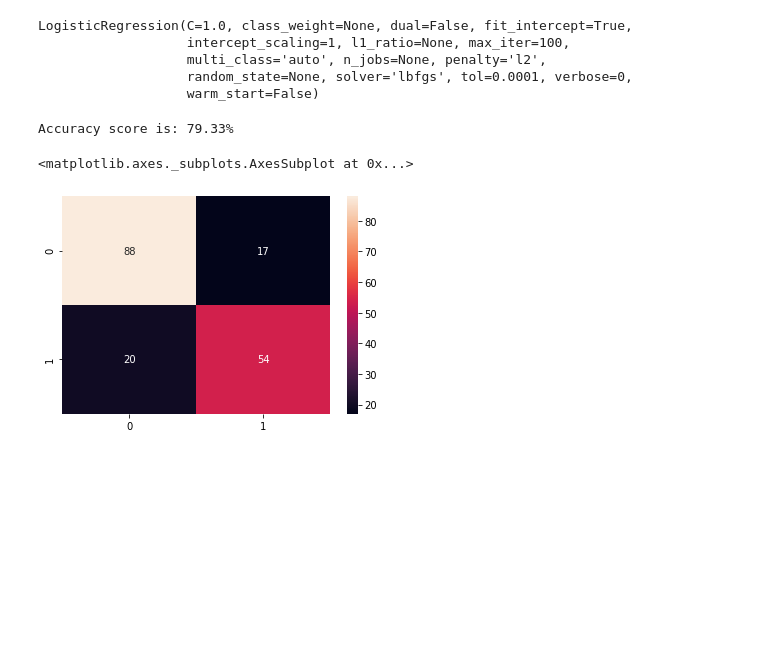
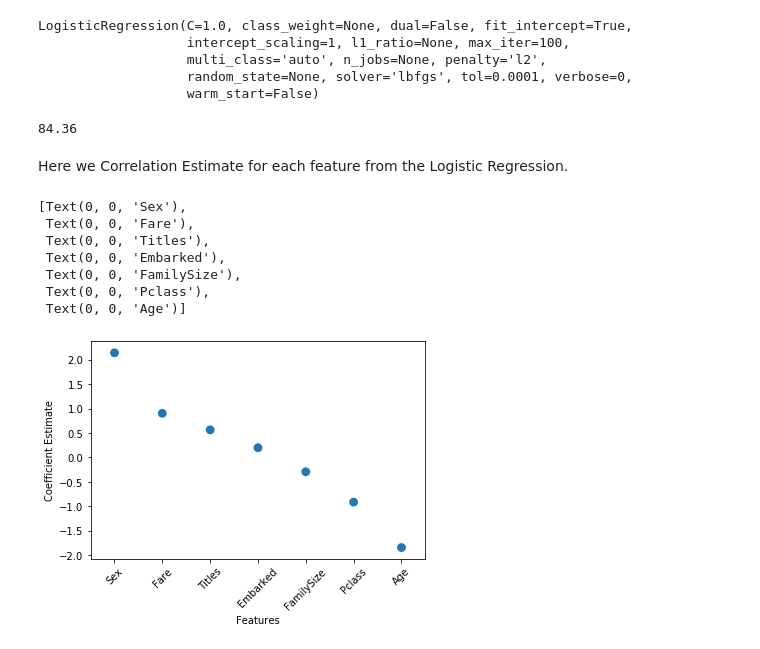
Before and after one commit to peiriant/Titanic_MLVisualization, a Jupyter notebook: Titanic Analysis.ipynb, the cells around one changed output. Saved outputs shown, nothing was run; the diff lists cells and outputs as text; code cells hidden in the pictures; blank space fills up the shorter version.

```diff
--- a/Titanic Analysis.ipynb
+++ b/Titanic Analysis.ipynb
@@ -536,11 +544,26 @@ LogisticRegression(C=1.0, class_weight=None, dual=False, fit_intercept=True,
 # %%
 y_pred = logreg.predict(X_test)
 # %%
-print('Accuracy score is: {}%'.format(round(accuracy_score(y_pred, y_test), 4) * 100))
+logistic_acc = round(accuracy_score(y_pred, y_test)*100, 2)
+print(logistic_acc)
 # %% [output]
-Accuracy score is: 79.33%
+84.36
-# %%
-sns.heatmap(confusion_matrix(y_test, y_pred), annot = True)
-# %% [output]
-<matplotlib.axes._subplots.AxesSubplot at 0x...>
-[figure, removed]
+# %% [markdown]
+Here we Correlation Estimate for each feature from the Logistic Regression.
+# %%
+correl = pd.DataFrame(combined_df.columns.delete(0))
+correl.columns = ['Features']
+correl["Coefficient Estimate"] = pd.Series(logreg.coef_[0])
+correl = correl.sort_values(by = 'Coefficient Estimate', ascending = False)
+correl = correl.astype({'Features': str, 'Coefficient Estimate': float})
+g = sns.pointplot(x = correl.Features, y = correl['Coefficient Estimate'], join = False)
+g.set_xticklabels(labels = correl.Features, rotation = 45)
+# %% [output]
+[Text(0, 0, 'Sex'),
+ Text(0, 0, 'Fare'),
+ Text(0, 0, 'Titles'),
+ Text(0, 0, 'Embarked'),
+ Text(0, 0, 'FamilySize'),
+ Text(0, 0, 'Pclass'),
+ Text(0, 0, 'Age')]
+[figure, added]
```
Also changed, not shown: parts of 73 cells of this notebook, 1 other file.
